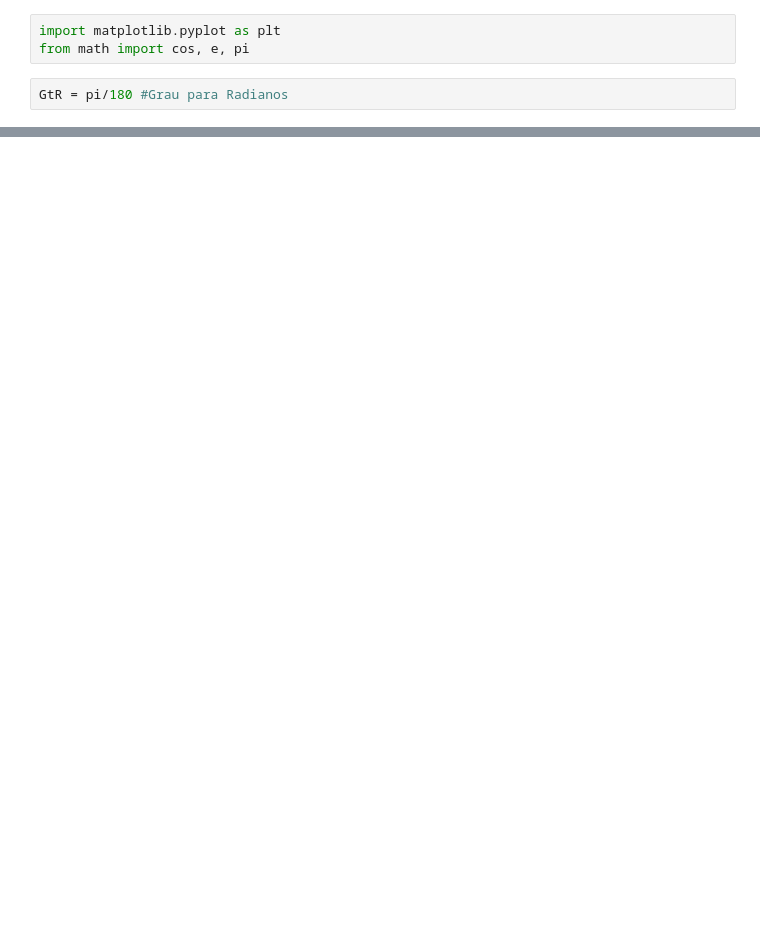
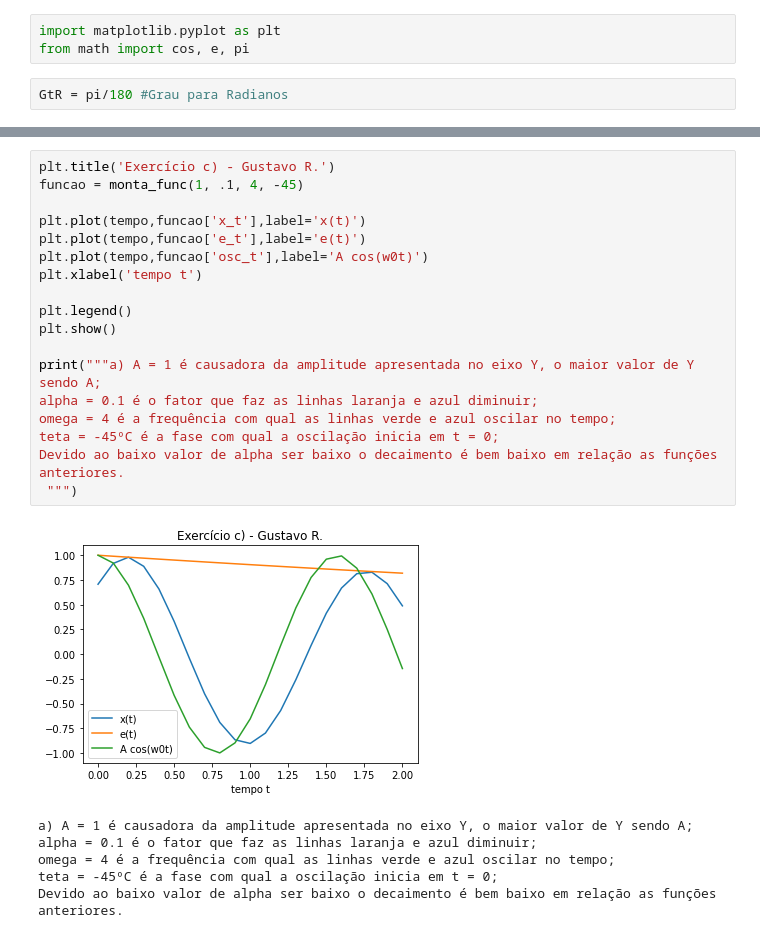
Before and after one commit to GusRigor/Sistema-e-Sinais, a Jupyter notebook: Atividade 1/aula1.ipynb, the cells around one changed output, grey strips where cells are left out. Drawn from its saved outputs; the diff is of its cells as text; blank space fills up the shorter version.

```diff
--- a/Atividade 1/aula1.ipynb
+++ b/Atividade 1/aula1.ipynb
@@ -51,0 +75,25 @@ A)
+# %%
+plt.title('Exercício c) - Gustavo R.')
+funcao = monta_func(1, .1, 4, -45)
+
+plt.plot(tempo,funcao['x_t'],label='x(t)')
+plt.plot(tempo,funcao['e_t'],label='e(t)')
+plt.plot(tempo,funcao['osc_t'],label='A cos(w0t)')
+plt.xlabel('tempo t')
+
+plt.legend()
+plt.show()
+
+print("""a) A = 1 é causadora da amplitude apresentada no eixo Y, o maior valor de Y sendo A;
+alpha = 0.1 é o fator que faz as linhas laranja e azul diminuir;
+omega = 4 é a frequência com qual as linhas verde e azul oscilar no tempo;
+teta = -45ºC é a fase com qual a oscilação inicia em t = 0;
+Devido ao baixo valor de alpha ser baixo o decaimento é bem baixo em relação as funções anteriores.
+ """)
+# %% [output]
+[figure, added]
+a) A = 1 é causadora da amplitude apresentada no eixo Y, o maior valor de Y sendo A;
+alpha = 0.1 é o fator que faz as linhas laranja e azul diminuir;
+omega = 4 é a frequência com qual as linhas verde e azul oscilar no tempo;
+teta = -45ºC é a fase com qual a oscilação inicia em t = 0;
+Devido ao baixo valor de alpha ser baixo o decaimento é bem baixo em relação as funções anteriores.
```
Also changed, not shown: parts of 6 cells of this notebook.
